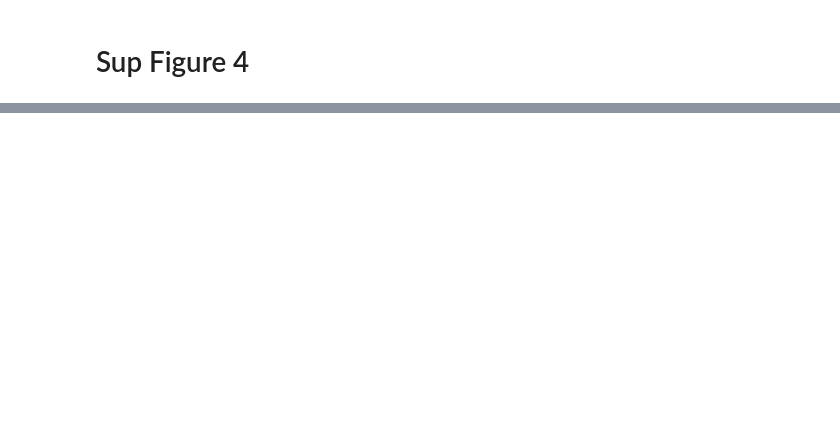
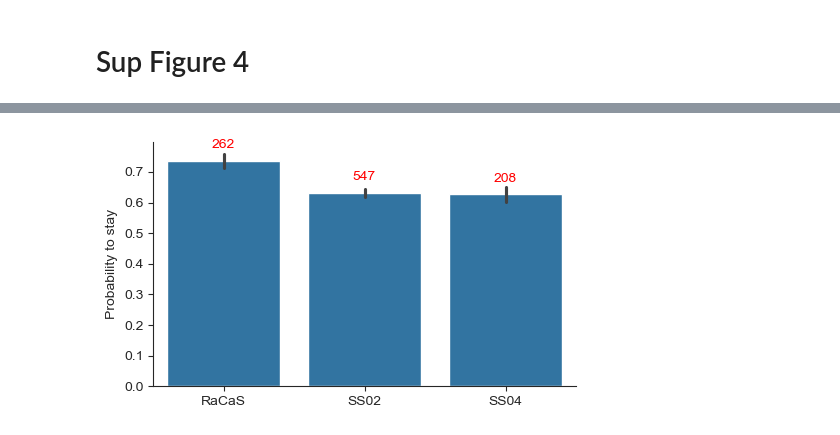
Before and after one commit to orena1/Specious_Regularity, a Jupyter notebook: Specious_Reg_Nudge_Ind.ipynb, the cells around one changed output, grey strips where cells are left out. Drawn from its saved outputs; the diff is of its cells as text; code cells hidden in the pictures; blank space fills up the shorter version.

```diff
--- a/Specious_Reg_Nudge_Ind.ipynb
+++ b/Specious_Reg_Nudge_Ind.ipynb
@@ -176,0 +211,99 @@ Text(0, 0.5, 'Total Rewards Won')
+# %%
+import numpy as np
+import matplotlib.pyplot as plt
+import seaborn as sns
+from scipy import stats
+import matplotlib.pyplot as plt
+from matplotlib.cbook import boxplot_stats
+sns.set_style("ticks")
+axs  = plt.subplots(1,1,figsize=(5,3))[1]
+stayed = []
+model = []
+for j,model_type in enumerate(['RaCaS','SS02','SS04']):#, 'All']):
+    if model_type == 'All':
+        df_analysis = df_postprocess.query('`Model/Schedule` not in ["RaCaS","SS02","SS04","Control (pooled)"]')
+    else:
+        df_analysis = df_postprocess.query('`Model/Schedule` == @model_type')
+
+
+
+    for _, row in df_analysis.sort_values('Bias',ascending=False).iterrows():
+        stayed.append(np.mean(row['data'][1:].is_choice_1.values == row['data'][:99].is_choice_1.values))
+        model.append(model_type)
+
+
+df_strike = pd.DataFrame({'stayed':stayed,'model':model}).sort_values("model")
+sns.barplot(df_strike,x='model',y='stayed')
+try:
+    axs.bar_label(axs.containers[0],padding=7, labels=pd.DataFrame(df_strike.model.value_counts()).sort_values("model").values.flatten(),color='red');
+except:
+    pass
+
+plt.xlabel("")
+plt.ylabel("Probability to stay")
+plt.tight_layout()
+sns.despine()
+# plt.savefig('outputs/new_sup_figures/prob_to_stay.pdf')
+
+
+# contorl resilts will probably be different between computer types
+for control in [False,True]:
+    axs  = plt.subplots(1,3,sharey=True, figsize=(17,5))[1].flatten()
+    max_trials = 15
+    rnd = np.random.RandomState(10)
+
+    for j,model_type in enumerate(['RaCaS','SS02','SS04']):#,'All']):
+        plt.sca(axs[j])
+        if model_type == 'All':
+            df_analysis = df_postprocess.query('`Model/Schedule` not in ["RaCaS","SS02","SS04","Control (pooled)"]')
+        else:
+            df_analysis = df_postprocess.query('`Model/Schedule` == @model_type')
+        r_wons = []
+        bias = []
+
+        for _, row in df_analysis.sort_values('Bias',ascending=False).iterrows():
+            #r_wons.append(row['data']['won_reward_at_1'].values[:max_trials].sum() - row['data']['won_reward_at_2'].values[:max_trials].sum())
+            exp_n = row['data']['won_reward_at_1']
+            if control:
+                st = rnd.randint(0,99-max_trials)
+                r_wons.append(exp_n.values[st:st+max_trials].sum())
+            else:
+                r_wons.append(exp_n.values[:max_trials].sum())
+
+            bias.append(row.Bias)
+
+
+
+        dd = pd.DataFrame({'r_wons':r_wons,'bias':bias})
+        g = sns.boxplot(dd,x='r_wons',y='bias',ax=axs[j])
+        sns.stripplot(dd,x='r_wons',y='bias',color='black',alpha=0.4,ax=axs[j])
+
+        R,P = stats.pearsonr(r_wons,bias)
+        print(f'r{len(r_wons)-2}={R}')
+        for i in np.sort(list(set(dd.r_wons))):
+            tm = dd.query("r_wons==@i")
+            txt_loc = boxplot_stats(tm.values)[1]['whishi']
+            plt.text(i,txt_loc+0.02,len(tm),ha='center', color='red')
+
+        plt.title(f'{model_type} - {R:.3} p={P:.3}')
+        if control == False:
+            plt.xlabel('Bias+ rewards in the first 15 trials')
+        else:
+            plt.xlabel('Bias+ rewards in for 15 random trials')
+        plt.ylim(0,1.1)
+        if j==0:
+            plt.ylabel("Bias")
+        else:
+            plt.ylabel("")
+        stats_per_model[(control,model_type)] = {'R':R,'P':P,'n':len(r_wons)}
+    if control:
+        plt.suptitle('control!')
+    plt.tight_layout()
+    sns.despine()
+    if control:
+        pass
+        # plt.savefig('outputs/new_sup_figures/first_trials_control.pdf')
+    else:
+        pass
+        # plt.savefig('outputs/new_sup_figures/first_trials.pdf')
+# %% [output]
@@ -176,0 +316 @@ Text(0, 0.5, 'Total Rewards Won')
+[figure, added]
```
Also changed, not shown: parts of 19 cells of this notebook, 2 other files.
